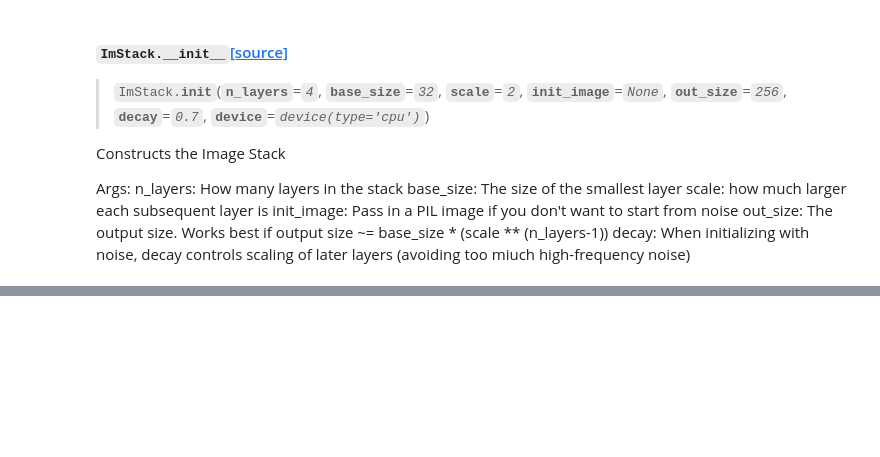
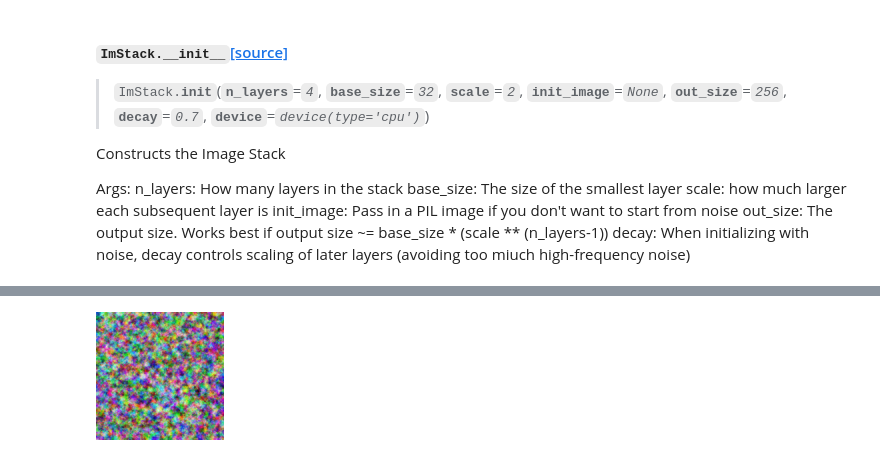
Before and after one commit to johnowhitaker/imstack, a Jupyter notebook: 00_core.ipynb, the cells around one changed output, grey strips where cells are left out. Saved outputs shown, nothing was run; the diff lists cells and outputs as text; code cells hidden in the pictures; blank space fills up the shorter version.

```diff
--- a/00_core.ipynb
+++ b/00_core.ipynb
@@ -169,3 +176,11 @@ show_doc(ImStack().plot_layers)
 > <code>ImStack.plot_layers</code>()
 
 View the layers in the stack - nice to build intuition about what's happening.
+# %%
+#hide
+
+#test converting to RGB, init image etc
+ims2 = ImStack(init_image = ims.to_pil().convert('RGBA'), out_size=128)
+ims2.to_pil()
+# %% [output]
+[figure, added]
```
Also changed, not shown: parts of 8 cells of this notebook, 8 other files.
